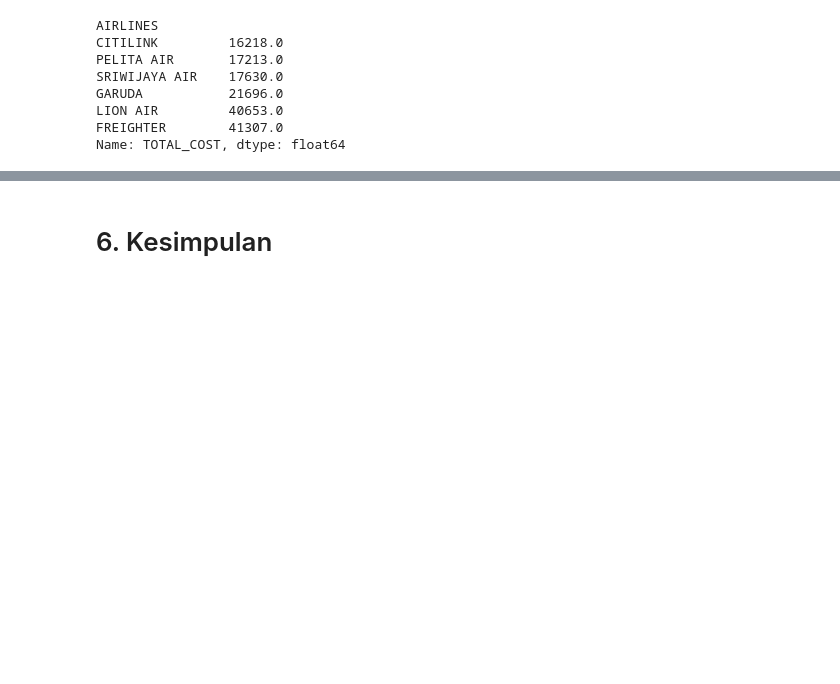
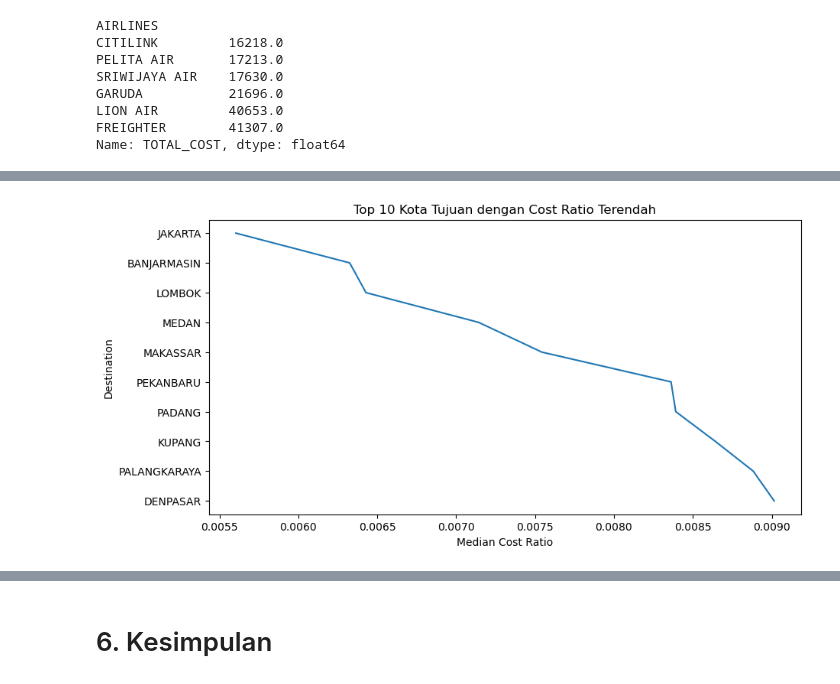
Before and after one commit to Dini15/MarketMetrics, a Jupyter notebook: dini_anggriyani_test.ipynb, the cells around one changed output, grey strips where cells are left out. Saved outputs shown, nothing was run; the diff lists cells and outputs as text; code cells hidden in the pictures; blank space fills up the shorter version.

```diff
--- a/dini_anggriyani_test.ipynb
+++ b/dini_anggriyani_test.ipynb
@@ -741,0 +793,5 @@ Name: TOTAL_COST, dtype: float64
+# %%
+destination_cost_ratio = df_clean.groupby('DESTINATION')['COST_RATIO'].median().reset_index()
+destination_cost_ratio_sorted = destination_cost_ratio.sort_values('COST_RATIO', ascending=True)
+
+destination_cost_ratio_sorted.head()
@@ -741,0 +805,9 @@ Name: TOTAL_COST, dtype: float64
+# %%
+plt.figure(figsize=(10,5))
+sns.lineplot(data=destination_cost_ratio_sorted.head(10), x='COST_RATIO', y='DESTINATION')
+plt.xlabel('Median Cost Ratio')
+plt.ylabel('Destination')
+plt.title('Top 10 Kota Tujuan dengan Cost Ratio Terendah')
+plt.show()
+# %% [output]
+[figure, added]
```
Also changed, not shown: parts of 10 cells of this notebook.
